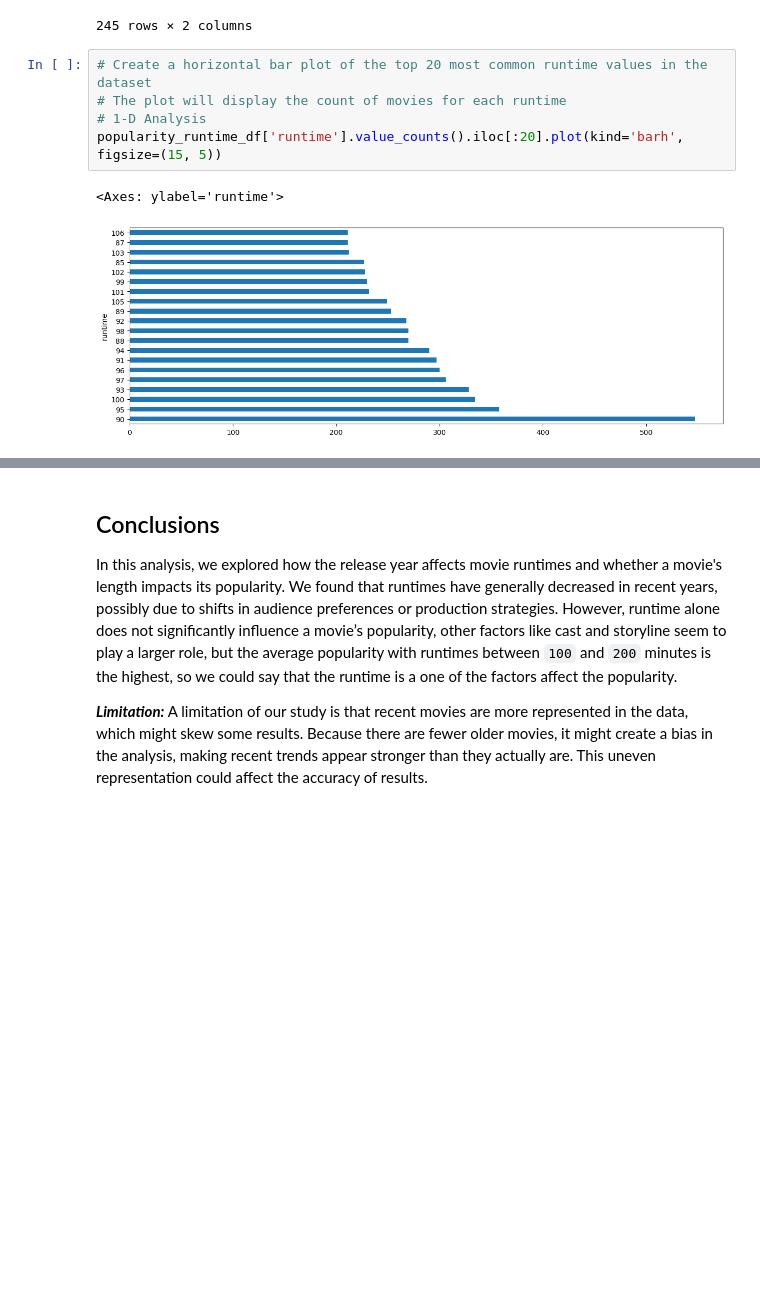
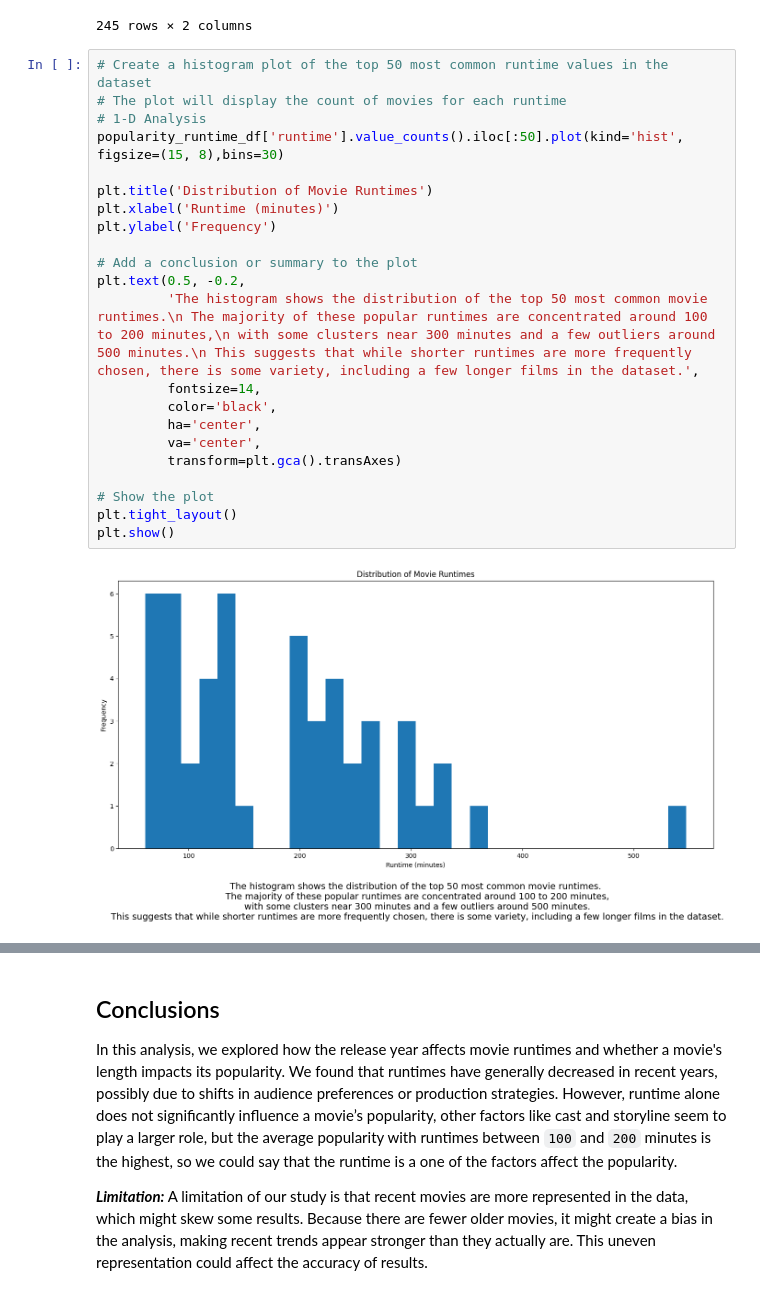
Before and after one commit to AbdullahOthman1/Udacity-Data-Analyst-Nanodegree, a Jupyter notebook: Investigate_a_Dataset/Investigate_a_Dataset.ipynb, the cells around one changed output, grey strips where cells are left out. Saved outputs shown, nothing was run; the diff lists cells and outputs as text; blank space fills up the shorter version.

```diff
--- a/Investigate_a_Dataset/Investigate_a_Dataset.ipynb
+++ b/Investigate_a_Dataset/Investigate_a_Dataset.ipynb
@@ -444,12 +528,28 @@ runtime_avg_popularity
 | 187 | 194 | 4.355219 |
 | 163 | 169 | 7.279679 |
 245 rows × 2 columns
-# %%
-# Create a horizontal bar plot of the top 20 most common runtime values in the dataset
-# The plot will display the count of movies for each runtime
-# 1-D Analysis
-popularity_runtime_df['runtime'].value_counts().iloc[:20].plot(kind='barh', figsize=(15, 5))
-# %% [output]
-<Axes: ylabel='runtime'>
-[figure, removed]
+# %%
+# Create a histogram plot of the top 50 most common runtime values in the dataset
+# The plot will display the count of movies for each runtime
+# 1-D Analysis
+popularity_runtime_df['runtime'].value_counts().iloc[:50].plot(kind='hist', figsize=(15, 8),bins=30)
+
+plt.title('Distribution of Movie Runtimes')
+plt.xlabel('Runtime (minutes)')
+plt.ylabel('Frequency')
+
+# Add a conclusion or summary to the plot
+plt.text(0.5, -0.2,
+         'The histogram shows the distribution of the top 50 most common movie runtimes.\n The majority of these popular runtimes are concentrated around 100 to 200 minutes,\n with some clusters near 300 minutes and a few outliers around 500 minutes.\n This suggests that while shorter runtimes are more frequently chosen, there is some variety, including a few longer films in the dataset.',
+         fontsize=14,
+         color='black',
+         ha='center',
+         va='center',
+         transform=plt.gca().transAxes)
+
+# Show the plot
+plt.tight_layout()
+plt.show()
+# %% [output]
+[figure, added]
 # %%
```
Also changed, not shown: parts of 5 cells of this notebook, 1 other file.
